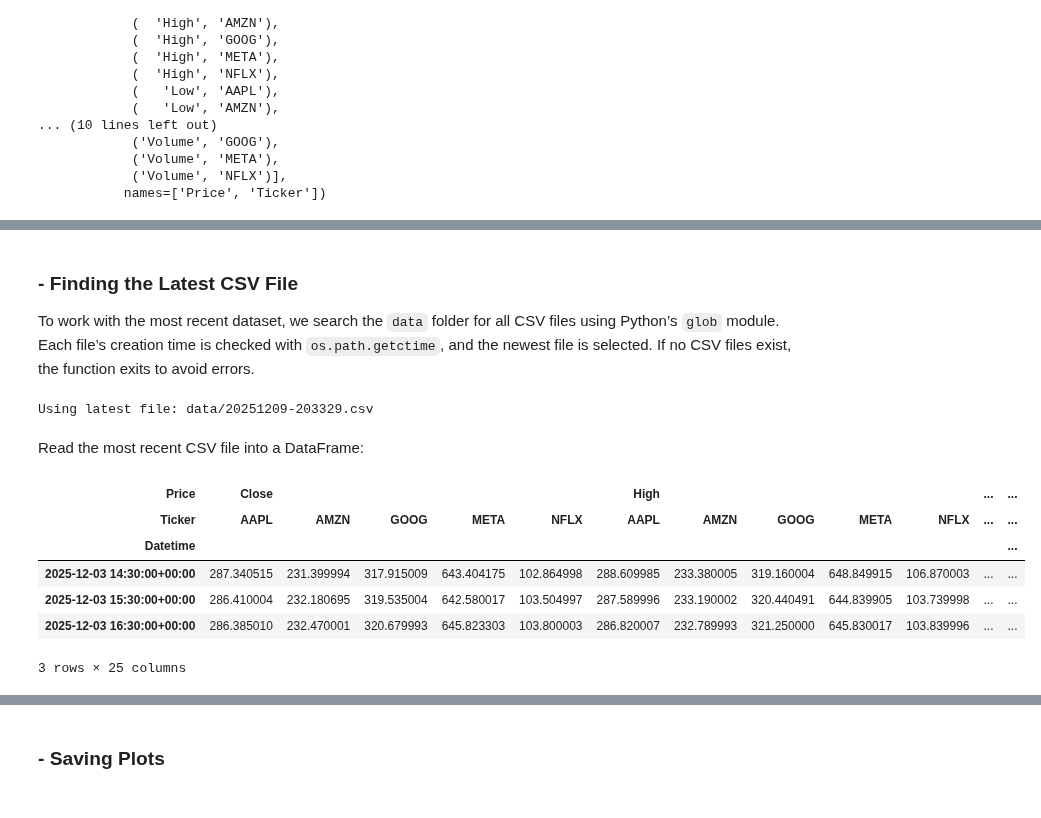
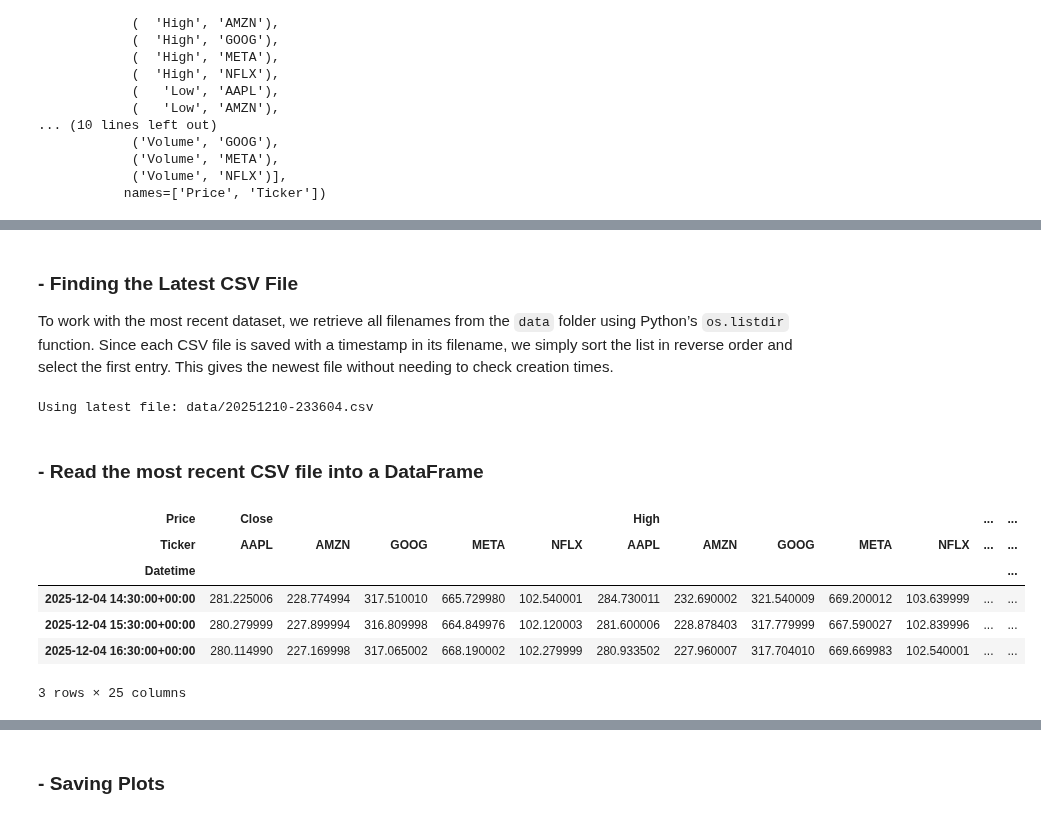
Before and after one commit to elainecazetta/computer_infrastructure, a Jupyter notebook: problems.ipynb, the cells around one changed output, grey strips where cells are left out. Saved outputs shown, nothing was run; the diff lists cells and outputs as text; code cells hidden in the pictures.

```diff
--- a/problems.ipynb
+++ b/problems.ipynb
@@ -337,38 +277,37 @@ list_of_files_test[1]
 # %% [markdown]
 ### - Finding the Latest CSV File
 
-To work with the most recent dataset, we search the `data` folder for all CSV files using Python’s `glob` module. Each file’s creation time is checked with `os.path.getctime`, and the newest file is selected. If no CSV files exist, the function exits to avoid errors.
+To work with the most recent dataset, we retrieve all filenames from the `data` folder using Python’s `os.listdir` function. Since each CSV file is saved with a timestamp in its filename, we simply sort the list in reverse order and select the first entry. This gives the newest file without needing to check creation times.
-# %%
-import glob
-import os
-
-# Find the most recent CSV file in the 'data' folder
-# References:
-# https://docs.python.org/3/library/glob.html
-# https://docs.python.org/3/library/os.html
-# OpenAI
-
-# The 'glob' module searches for all CSV files in the folder
-list_of_files = glob.glob("data/*.csv")
-
-# 'os.path.getctime' returns the creation time of the file; 'max' finds the latest one
-latest_file = max(list_of_files, key=os.path.getctime)
-print(f"Using latest file: {latest_file}")
-# %% [output]
-Using latest file: data/20251209-203329.csv
+# %%
+# List and sort files
+files = os.listdir("data/")
+
+# Sort files in reverse order (newest first)
+files.sort(reverse=True)
+# %%
+# Latest file (newest timestamp)
+latest = files[0]
+
+# Get the full path of the latest file
+full_path = os.path.join("data", latest)
+
+# Checking the latest file path
+print(f"Using latest file: {full_path}")
+# %% [output]
+Using latest file: data/20251210-233604.csv
 # %% [markdown]
-Read the most recent CSV file into a DataFrame:
+### - Read the most recent CSV file into a DataFrame
 # %%
 # header=[0, 1] handles multi-level columns; index_col=0 sets the first column as the index
-df = pd.read_csv(latest_file, header=[0, 1], index_col=0)
+df = pd.read_csv(full_path, header=[0, 1], index_col=0)
 df.head(3) # Display the first 3 rows
 # %% [output]
 | Price | Close |  |  |  |  | High |  |  |  |  | ... | ... |
 | Ticker | AAPL | AMZN | GOOG | META | NFLX | AAPL | AMZN | GOOG | META | NFLX | ... | ... |
 | Datetime |  |  |  |  |  |  |  |  |  |  |  | ... |
-| 2025-12-03 14:30:00+00:00 | 287.340515 | 231.399994 | 317.915009 | 643.404175 | 102.864998 | 288.609985 | 233.380005 | 319.160004 | 648.849915 | 106.870003 | ... | ... |
-| 2025-12-03 15:30:00+00:00 | 286.410004 | 232.180695 | 319.535004 | 642.580017 | 103.504997 | 287.589996 | 233.190002 | 320.440491 | 644.839905 | 103.739998 | ... | ... |
-| 2025-12-03 16:30:00+00:00 | 286.385010 | 232.470001 | 320.679993 | 645.823303 | 103.800003 | 286.820007 | 232.789993 | 321.250000 | 645.830017 | 103.839996 | ... | ... |
+| 2025-12-04 14:30:00+00:00 | 281.225006 | 228.774994 | 317.510010 | 665.729980 | 102.540001 | 284.730011 | 232.690002 | 321.540009 | 669.200012 | 103.639999 | ... | ... |
+| 2025-12-04 15:30:00+00:00 | 280.279999 | 227.899994 | 316.809998 | 664.849976 | 102.120003 | 281.600006 | 228.878403 | 317.779999 | 667.590027 | 102.839996 | ... | ... |
+| 2025-12-04 16:30:00+00:00 | 280.114990 | 227.169998 | 317.065002 | 668.190002 | 102.279999 | 280.933502 | 227.960007 | 317.704010 | 669.669983 | 102.540001 | ... | ... |
 3 rows × 25 columns
 # %%
 # Convert the index to datetime for better plotting
```
Also changed, not shown: parts of 22 cells of this notebook.
